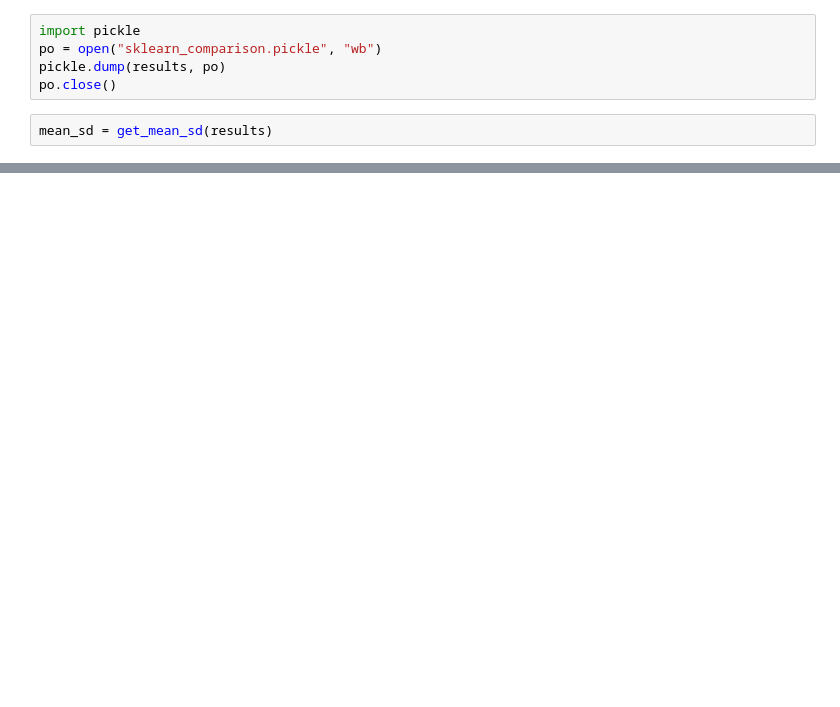
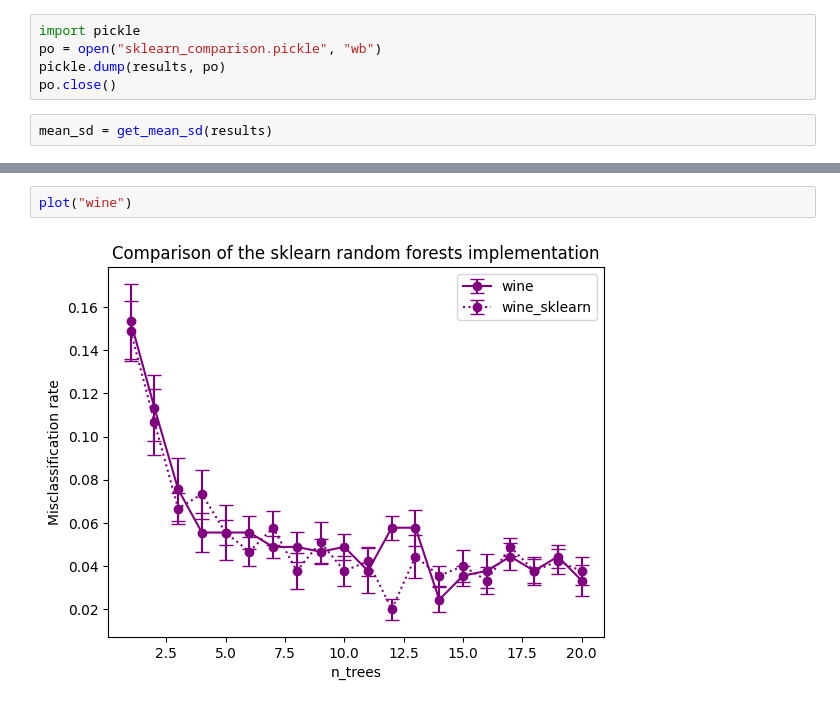
Before and after one commit to liyiyan128/M2R-random-forests, a Jupyter notebook: simulations/comparing_sklearn.ipynb, the cells around one changed output, grey strips where cells are left out. Cells and saved outputs as stored; diff of their text form; blank space fills up the shorter version.

```diff
--- a/simulations/comparing_sklearn.ipynb
+++ b/simulations/comparing_sklearn.ipynb
@@ -133,0 +198,4 @@ plt.legend()
+# %%
+plot("wine")
+# %% [output]
+[figure, added]
```
Also changed, not shown: parts of 19 cells of this notebook, 1 other file.
